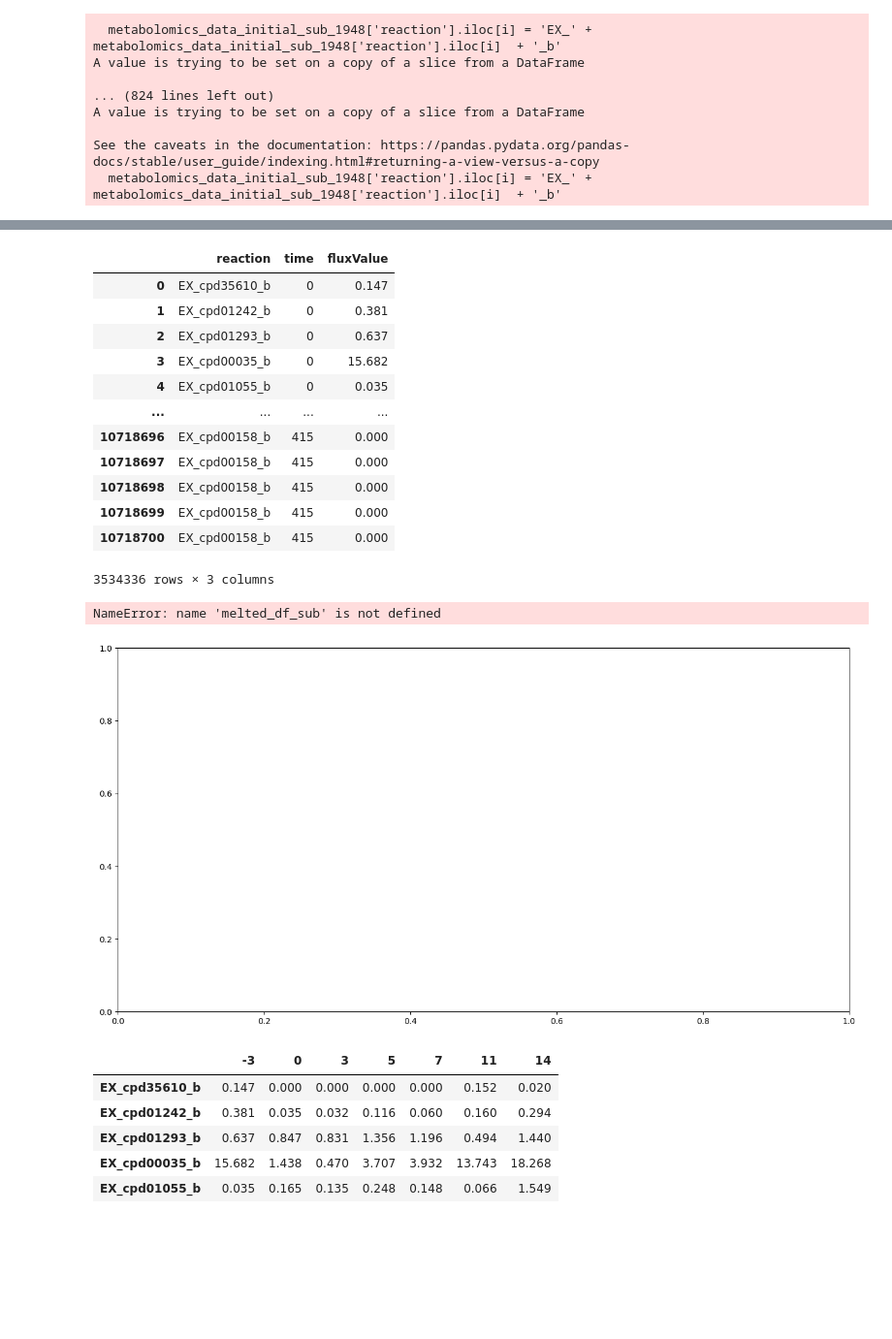
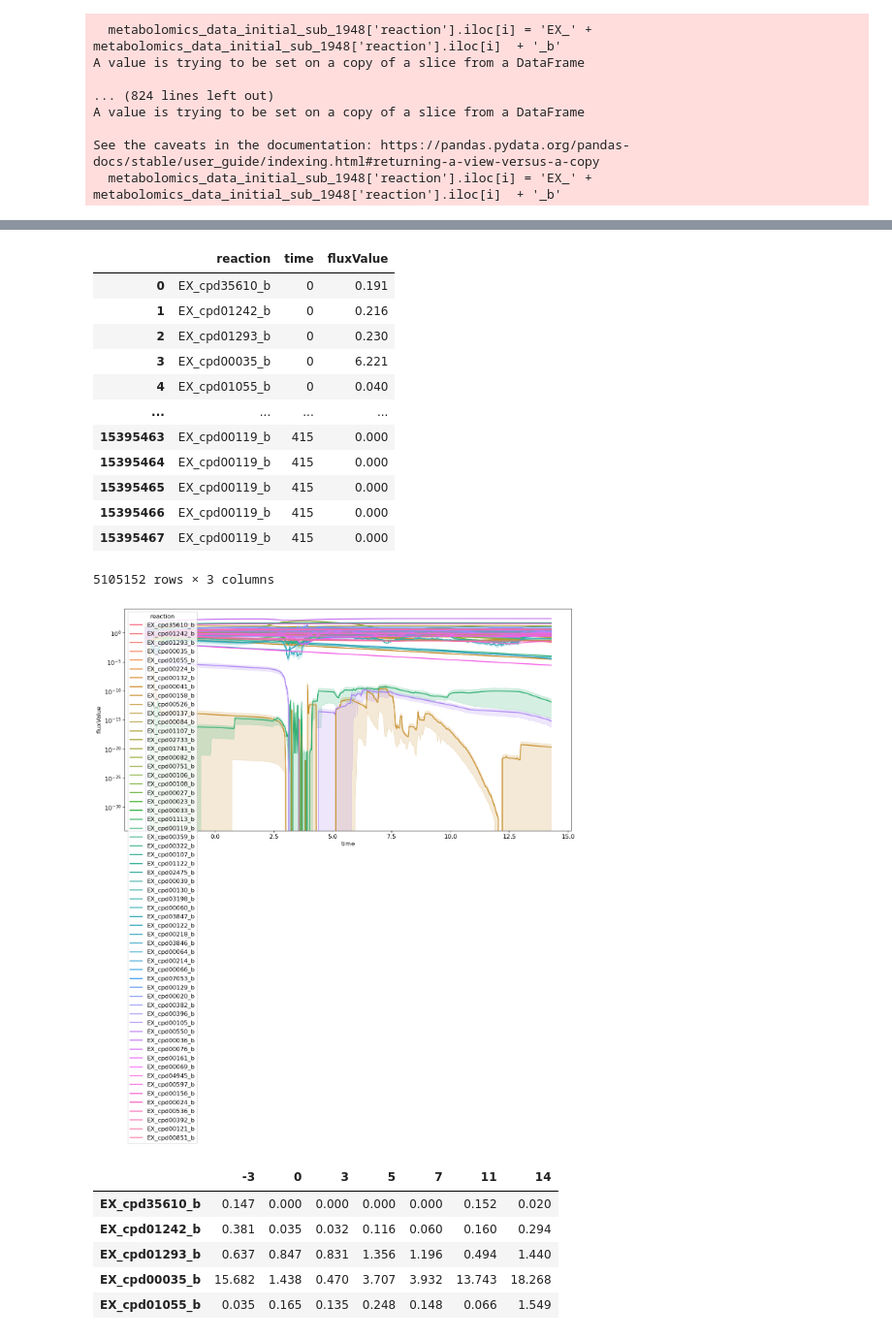
Before and after one commit to haydengallo/glv_dfba, a Jupyter notebook: flux_sampling_simulations_plotting.ipynb, the cells around one changed output, grey strips where cells are left out. Shown at 97% size. Saved outputs shown, nothing was run; the diff lists cells and outputs as text; code cells hidden in the pictures; blank space fills up the shorter version.

```diff
--- a/flux_sampling_simulations_plotting.ipynb
+++ b/flux_sampling_simulations_plotting.ipynb
@@ -114,7 +114,7 @@ See the caveats in the documentation: https://pandas.pydata.org/pandas-docs/stab
 abun_to_store =[]
 met_to_store =[]
 
-conditions = ['Subject_1507_met']#, 'Subject_1953_met', 'Subject_1999_met']
+conditions = ['Subject_1953_met']#, 'Subject_1953_met', 'Subject_1999_met']
 for j, name in enumerate(conditions):
     subdirectory = main_directory + name
     temp_abun = []
@@ -211,18 +211,18 @@ melted_df = melted_df[melted_df['reaction'].isin(metabolomics_data_initial_sub_1
 melted_df
 # %% [output]
 |  | reaction | time | fluxValue |
-| 0 | EX_cpd35610_b | 0 | 0.147 |
-| 1 | EX_cpd01242_b | 0 | 0.381 |
-| 2 | EX_cpd01293_b | 0 | 0.637 |
-| 3 | EX_cpd00035_b | 0 | 15.682 |
-| 4 | EX_cpd01055_b | 0 | 0.035 |
+| 0 | EX_cpd35610_b | 0 | 0.191 |
+| 1 | EX_cpd01242_b | 0 | 0.216 |
+| 2 | EX_cpd01293_b | 0 | 0.230 |
+| 3 | EX_cpd00035_b | 0 | 6.221 |
+| 4 | EX_cpd01055_b | 0 | 0.040 |
 | ... | ... | ... | ... |
-| 10718696 | EX_cpd00158_b | 415 | 0.000 |
-| 10718697 | EX_cpd00158_b | 415 | 0.000 |
-| 10718698 | EX_cpd00158_b | 415 | 0.000 |
-| 10718699 | EX_cpd00158_b | 415 | 0.000 |
-| 10718700 | EX_cpd00158_b | 415 | 0.000 |
+| 15395463 | EX_cpd00119_b | 415 | 0.000 |
+| 15395464 | EX_cpd00119_b | 415 | 0.000 |
+| 15395465 | EX_cpd00119_b | 415 | 0.000 |
+| 15395466 | EX_cpd00119_b | 415 | 0.000 |
+| 15395467 | EX_cpd00119_b | 415 | 0.000 |
-3534336 rows × 3 columns
+5105152 rows × 3 columns
 # %%
 #melted_df_sub = melted_df.iloc[:1000000,:]
 #melted_df_sub
@@ -231,11 +231,10 @@ melted_df['time'] = (melted_df['time']/24)-3
 # %%
 # Your existing lineplot
 fig, axs = plt.subplots(figsize= (16,8))
-sns.lineplot(data=melted_df_sub, x='time', y='fluxValue', hue='reaction')
+sns.lineplot(data=melted_df, x='time', y='fluxValue', hue='reaction', lw = 2)
 plt.yscale('log')
 # %% [output]
-NameError: name 'melted_df_sub' is not defined
-[figure, old version]
+[figure, new version]
 # %%
 ### Here plot the metabolomics data
 metabolomics_metadata_raw = pd.read_csv('/Users/haydengallo/UMass_Dropbox/Dropbox (UMass Medical School)/Bucci_Lab/glv_FBA/gLV_FBA_test_Kennedy_et_al_2025/raw_data/metabolomics_meta.csv', index_col=0)
```
Also changed, not shown: parts of 8 cells of this notebook, 14 other files.
